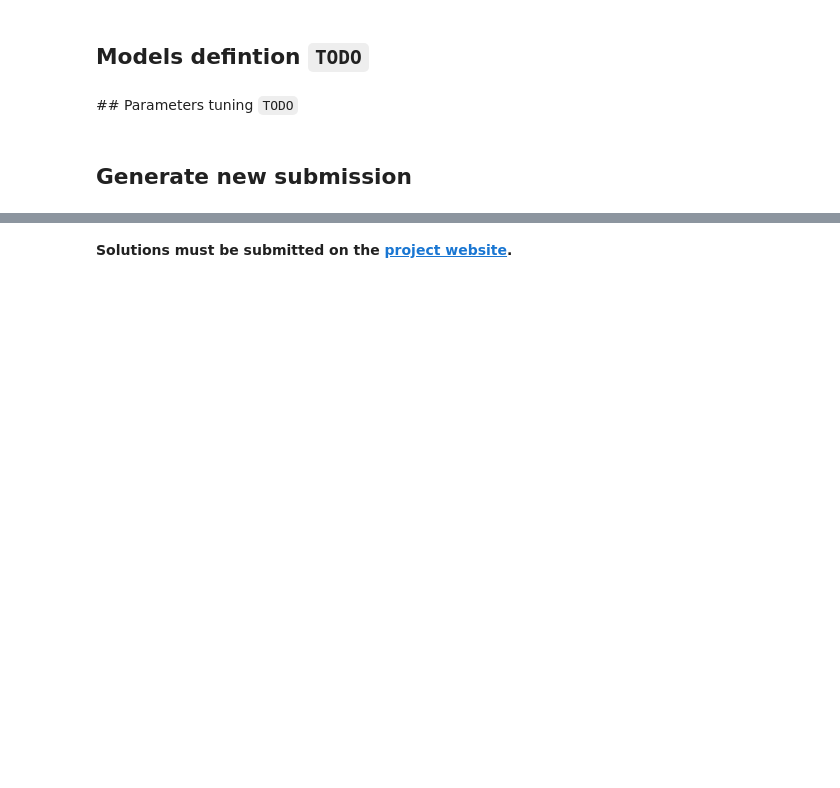
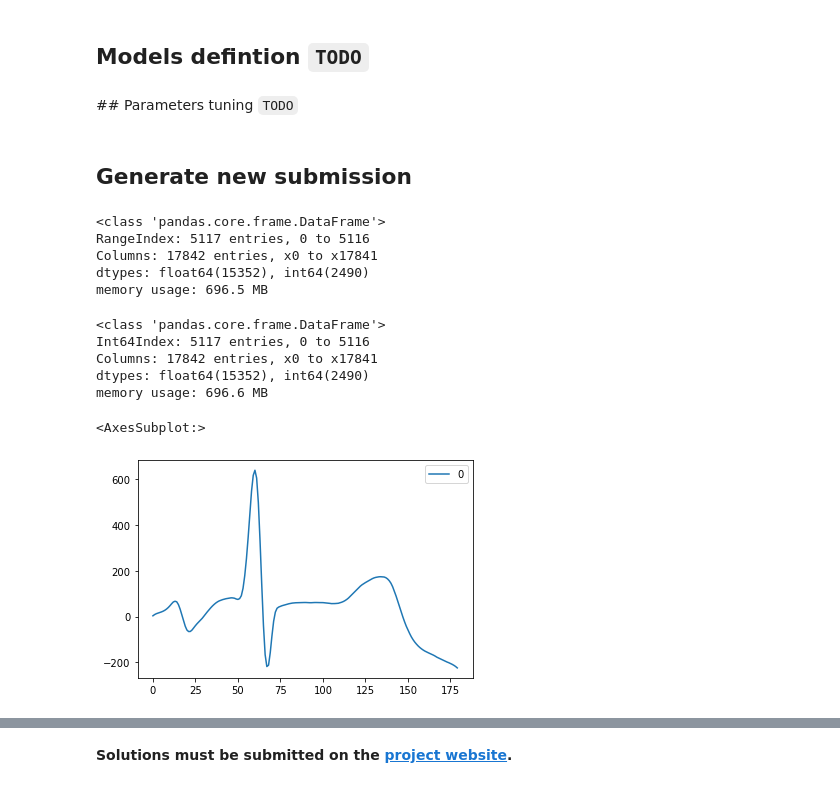
Before and after one commit to andreakiro/aml-bonjour, a Jupyter notebook: task-2/aml-task2-antoine.ipynb, the cells around one changed output, grey strips where cells are left out. Saved outputs shown, nothing was run; the diff lists cells and outputs as text; code cells hidden in the pictures; blank space fills up the shorter version.

Commit message:
Begin extraction work

```diff
--- a/task-2/aml-task2-antoine.ipynb
+++ b/task-2/aml-task2-antoine.ipynb
@@ -38,3 +36,6 @@ X_train.info()
 # %%
-def get_heartbeat_templates(time_series: pd.Series) -> np.array:
-    return np.mean(ecg.ecg(signal=time_series.dropna(), sampling_rate=300.)['templates'], axis=0, show=False)
+def series_to_heartbeats(time_series: pd.Series, sampling_rate=300.0) -> np.array:
+    no_nans = time_series.dropna()
+    rpeaks = ecg.engzee_segmenter(no_nans, sampling_rate)['rpeaks']
+    beats, rpeaks = ecg.extract_heartbeats(no_nans, rpeaks, sampling_rate)
+    return beats, rpeaks
@@ -59,0 +70,23 @@ pd.Series(np.mean(beats['templates'], axis=0)).plot()
+# %%
+X_train.info()
+# %% [output]
+<class 'pandas.core.frame.DataFrame'>
+RangeIndex: 5117 entries, 0 to 5116
+Columns: 17842 entries, x0 to x17841
+dtypes: float64(15352), int64(2490)
+memory usage: 696.5 MB
+# %%
+X_train = X_train.dropna(axis='index', how='all')
+# %%
+X_train.info()
+# %% [output]
+<class 'pandas.core.frame.DataFrame'>
+Int64Index: 5117 entries, 0 to 5116
+Columns: 17842 entries, x0 to x17841
+dtypes: float64(15352), int64(2490)
+memory usage: 696.6 MB
+# %%
+pd.DataFrame(np.mean(series_to_heartbeats(X_train.iloc[2384])[0], axis=0)).plot()
+# %% [output]
+<AxesSubplot:>
+[figure, added]
```
Also changed, not shown: parts of 19 cells of this notebook.
